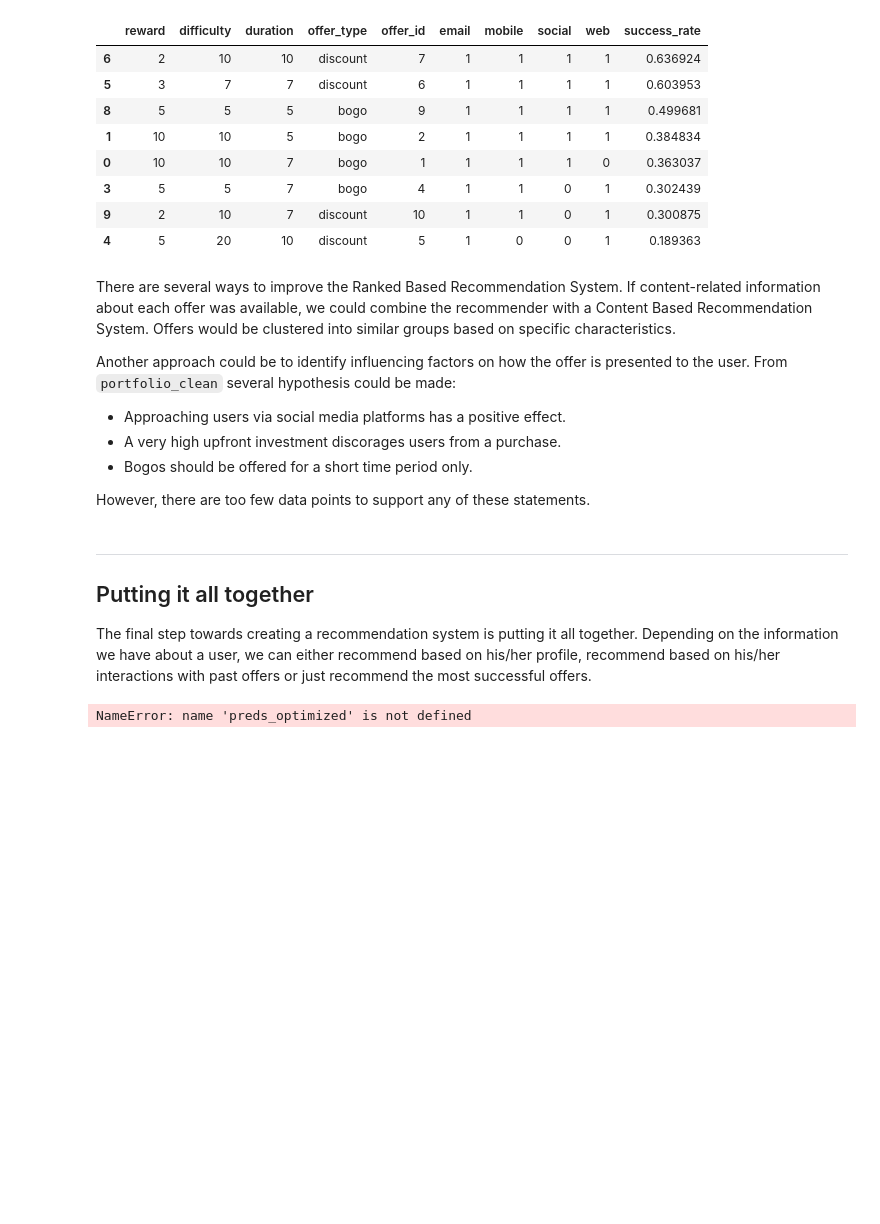
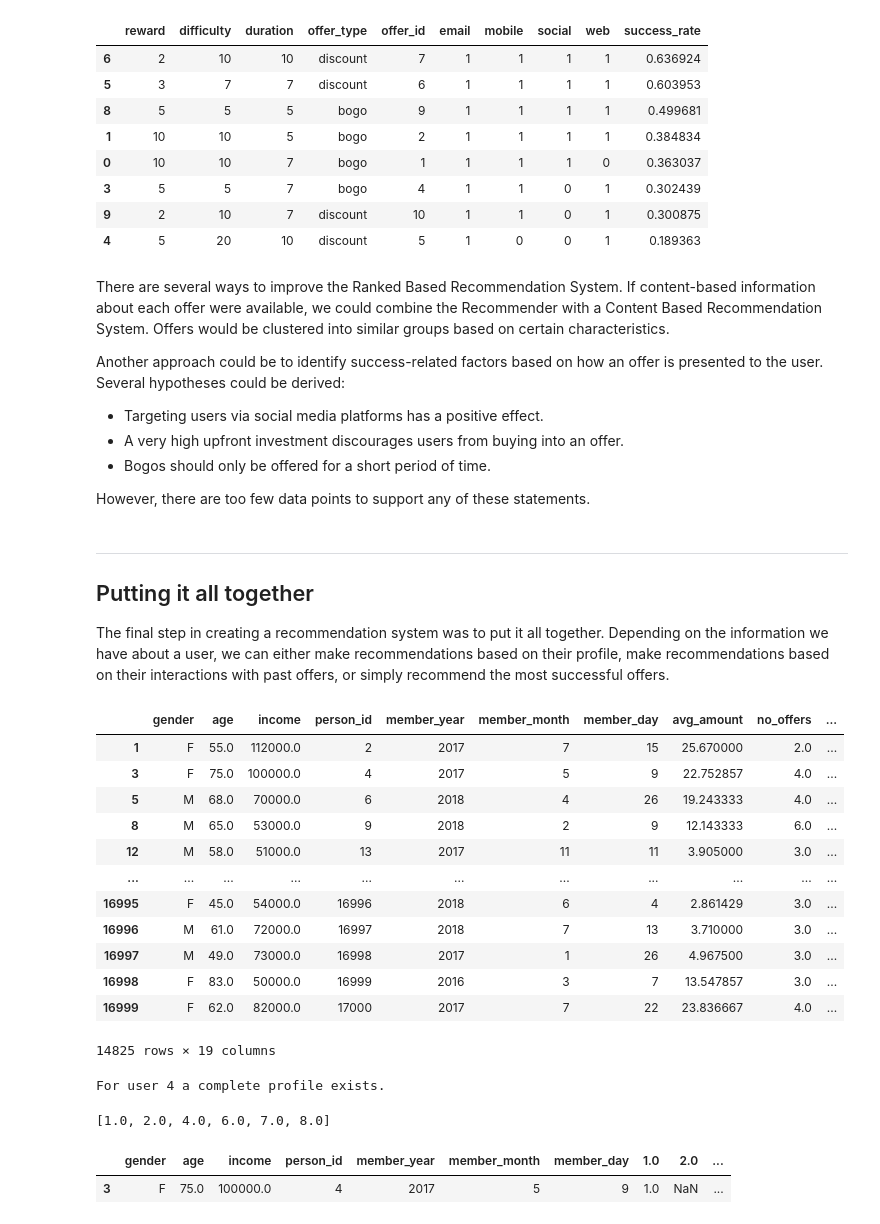
Before and after one commit to sandramuschkorgel/Udacity_DSND_Starbucks, a Jupyter notebook: Starbucks_Capstone_Challenge.ipynb, the cells around one changed output. Saved outputs shown, nothing was run; the diff lists cells and outputs as text; code cells hidden in the pictures; blank space fills up the shorter version.

```diff
--- a/Starbucks_Capstone_Challenge.ipynb
+++ b/Starbucks_Capstone_Challenge.ipynb
@@ -2154,12 +2224,12 @@ ranked_offers
 | 9 | 2 | 10 | 7 | discount | 10 | 1 | 1 | 0 | 1 | 0.300875 |
 | 4 | 5 | 20 | 10 | discount | 5 | 1 | 0 | 0 | 1 | 0.189363 |
 # %% [markdown]
-There are several ways to improve the Ranked Based Recommendation System. If content-related information about each offer was available, we could combine the recommender with a Content Based Recommendation System. Offers would be clustered into similar groups based on specific characteristics.
+There are several ways to improve the Ranked Based Recommendation System. If content-based information about each offer were available, we could combine the Recommender with a Content Based Recommendation System. Offers would be clustered into similar groups based on certain characteristics.
 
-Another approach could be to identify influencing factors on how the offer is presented to the user. From ``portfolio_clean`` several hypothesis could be made:
-* Approaching users via social media platforms has a positive effect.
-* A very high upfront investment discorages users from a purchase.
-* Bogos should be offered for a short time period only.
+Another approach could be to identify success-related factors based on how an offer is presented to the user. Several hypotheses could be derived:
+* Targeting users via social media platforms has a positive effect.
+* A very high upfront investment discourages users from buying into an offer.
+* Bogos should only be offered for a short period of time.
 
 However, there are too few data points to support any of these statements.
 # %% [markdown]
@@ -2168,13 +2238,41 @@ However, there are too few data points to support any of these statements.
 <a id="recommend"></a>
 ## Putting it all together
 
-The final step towards creating a recommendation system is putting it all together. Depending on the information we have about a user, we can either recommend based on his/her profile, recommend based on his/her interactions with past offers or just recommend the most successful offers.
+The final step in creating a recommendation system was to put it all together. Depending on the information we have about a user, we can either make recommendations based on their profile, make recommendations based on their interactions with past offers, or simply recommend the most successful offers.
+# %%
+# Use extended user_offer_df with additional features
+# All user profiles
+X_complete = user_offer_df[user_offer_df.gender.notnull()].drop(offers, axis=1)
+preds_opt = X_complete.copy()
+
+# All user id's
+user_ids = X_complete['person_id'].values
+
+# Make predictions for all users in profile_complete
+for offer in offers:
+    df = get_offer_df(col=offer)
+    df = get_dummies_df(df)
+    clf, X_test, Y_test = classifier_model(df=df, target_col=offer)
+
+    Y_pred = clf.predict(get_dummies_df(X_complete).drop('person_id', axis=1))
+    preds_opt[offer] = Y_pred
+# %%
+preds_opt
+# %% [output]
+|  | gender | age | income | person_id | member_year | member_month | member_day | avg_amount | no_offers | ... |
+| 1 | F | 55.0 | 112000.0 | 2 | 2017 | 7 | 15 | 25.670000 | 2.0 | ... |
+| 3 | F | 75.0 | 100000.0 | 4 | 2017 | 5 | 9 | 22.752857 | 4.0 | ... |
+| 5 | M | 68.0 | 70000.0 | 6 | 2018 | 4 | 26 | 19.243333 | 4.0 | ... |
+| 8 | M | 65.0 | 53000.0 | 9 | 2018 | 2 | 9 | 12.143333 | 6.0 | ... |
+| 12 | M | 58.0 | 51000.0 | 13 | 2017 | 11 | 11 | 3.905000 | 3.0 | ... |
+| ... | ... | ... | ... | ... | ... | ... | ... | ... | ... | ... |
+| 16995 | F | 45.0 | 54000.0 | 16996 | 2018 | 6 | 4 | 2.861429 | 3.0 | ... |
+| 16996 | M | 61.0 | 72000.0 | 16997 | 2018 | 7 | 13 | 3.710000 | 3.0 | ... |
+| 16997 | M | 49.0 | 73000.0 | 16998 | 2017 | 1 | 26 | 4.967500 | 3.0 | ... |
+| 16998 | F | 83.0 | 50000.0 | 16999 | 2016 | 3 | 7 | 13.547857 | 3.0 | ... |
+| 16999 | F | 62.0 | 82000.0 | 17000 | 2017 | 7 | 22 | 23.836667 | 4.0 | ... |
+14825 rows × 19 columns
 # %%
-# Use extended user_offer_df with additional features
-preds_optimized
-
-# Use optimal parameters
-u, v = FunkSVD(success_mat=success_matrix, latent_features=4, learning_rate=0.0001, iters=100)
+# Use optimal parameters for FunkSVD
+u, v = FunkSVD(success_mat=success_matrix, latent_features=5, learning_rate=0.005, iters=100)
-# %% [output]
-NameError: name 'preds_optimized' is not defined
 # %%
@@ -2190,3 +2298,14 @@ def make_recommendation(user_id):
         recs = recommend_top_offers(rainbow=True)
 
     return recs
+# %%
+# Example user 4 - user group 1
+make_recommendations(4)
+# %% [output]
+For user 4 a complete profile exists.
+[1.0, 2.0, 4.0, 6.0, 7.0, 8.0]
+# %%
+user_offer_df[user_offer_df.person_id == 4]
+# %% [output]
+|  | gender | age | income | person_id | member_year | member_month | member_day | 1.0 | 2.0 | ... |
+| 3 | F | 75.0 | 100000.0 | 4 | 2017 | 5 | 9 | 1.0 | NaN | ... |
```
Also changed, not shown: parts of 56 cells of this notebook.
